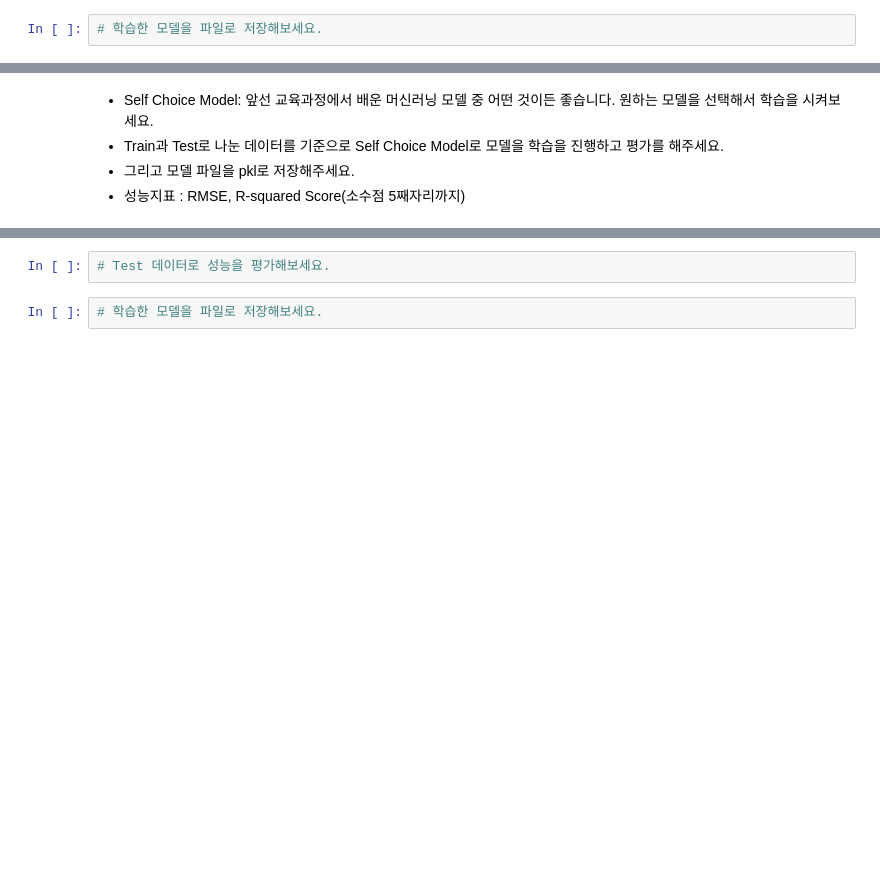
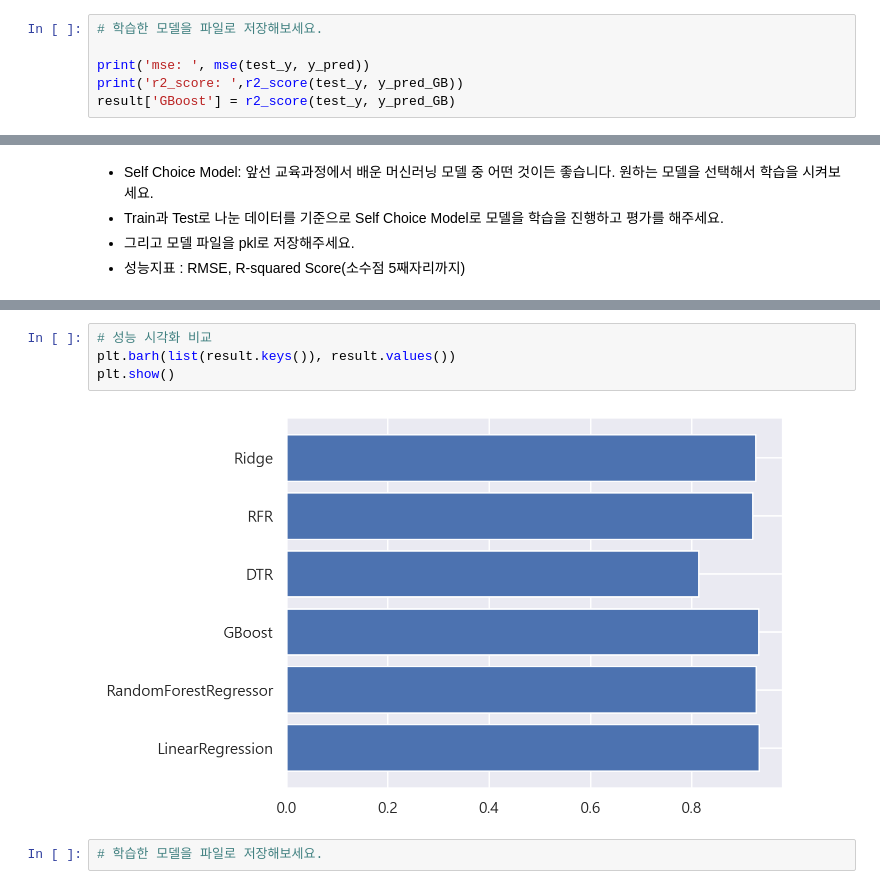
Before and after one commit to ssoong12/KT_aivle_school_AI_track, a Jupyter notebook: 09. MINI_PJ2/3기_AI미니프로젝트_2차 미세먼지_3. 모델링(머신러닝)(student).ipynb, the cells around one changed output, grey strips where cells are left out. Cells and saved outputs as stored; diff of their text form; blank space fills up the shorter version.

```diff
--- a/09. MINI_PJ2/3기_AI미니프로젝트_2차 미세먼지_3. 모델링(머신러닝)(student).ipynb
+++ b/09. MINI_PJ2/3기_AI미니프로젝트_2차 미세먼지_3. 모델링(머신러닝)(student).ipynb
@@ -76,2 +156,6 @@ import joblib
 # %%
 # 학습한 모델을 파일로 저장해보세요.
+
+print('mse: ', mse(test_y, y_pred))
+print('r2_score: ',r2_score(test_y, y_pred_GB))
+result['GBoost'] = r2_score(test_y, y_pred_GB)
@@ -97,5 +255,9 @@ import joblib
 # %%
-# Test 데이터로 성능을 평가해보세요.
+# 성능 시각화 비교
+plt.barh(list(result.keys()), result.values())
+plt.show()
+# %% [output]
+[figure, added]
 # %%
 # 학습한 모델을 파일로 저장해보세요.
 # %%
```
Also changed, not shown: parts of 40 cells of this notebook, 4 other files.
